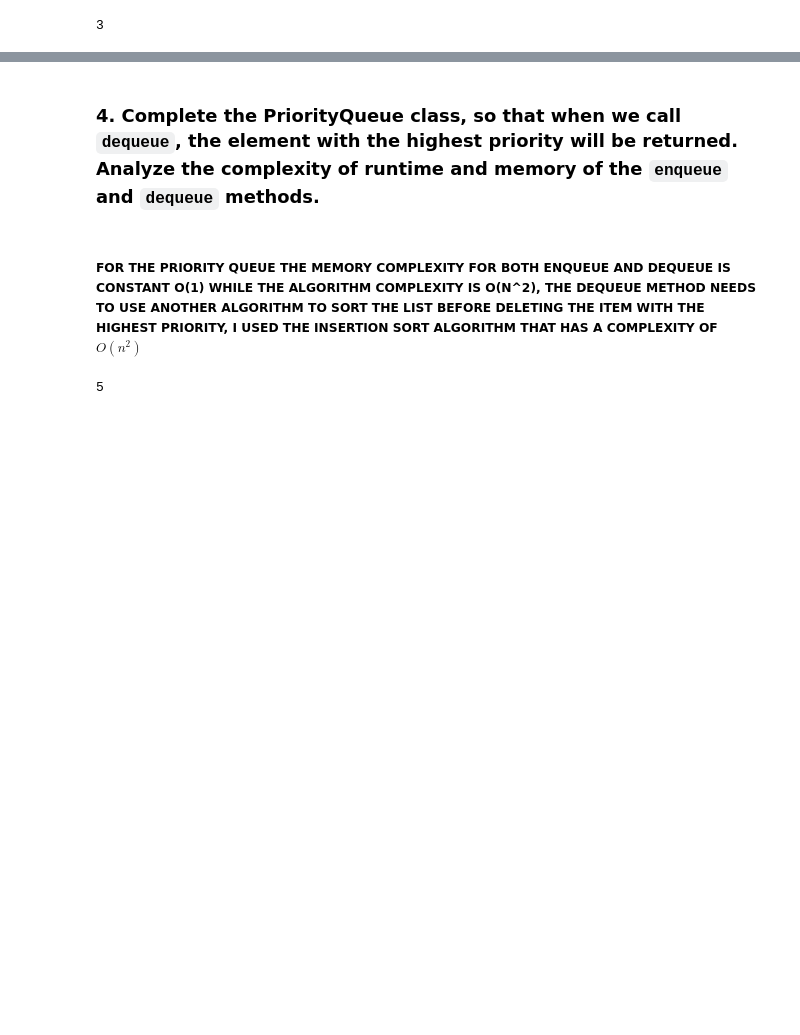
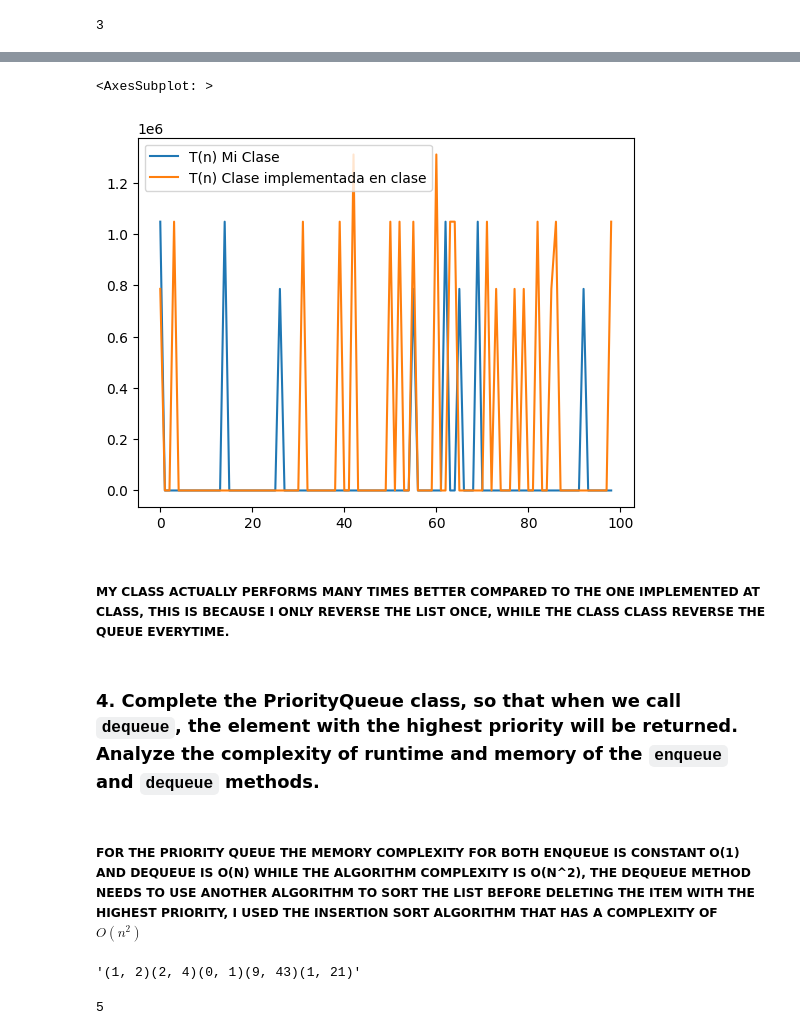
Before and after one commit to juanfranciscocis/Data-Structures, a Jupyter notebook: homework_2/homework_2.ipynb, the cells around one changed output, grey strips where cells are left out. Saved outputs shown, nothing was run; the diff lists cells and outputs as text; code cells hidden in the pictures; blank space fills up the shorter version.

```diff
--- a/homework_2/homework_2.ipynb
+++ b/homework_2/homework_2.ipynb
@@ -433,0 +504,9 @@ q.first()
+# %%
+@timer_func
+def dequeue(self):
+    c = self.queue[0]
+    for i in range(1,self.l):
+        self.queue[i-1] = self.queue[i]
+    self.queue[self.l - 1] = ctypes.py_object
+    self.l -= 1
+    return c
@@ -433,0 +522,4 @@ q.first()
+# %%
+df = pd.DataFrame(zip(myResult,classResult))  #DEFINE THE DATA FRAME
+df.columns = ['T(n) Mi Clase', 'T(n) Clase implementada en clase']
+df
@@ -434,3 +540,10 @@ q.first()
+# %%
+df.plot()
+# %% [output]
+<AxesSubplot: >
+[figure, added]
+# %% [markdown]
+##### MY CLASS ACTUALLY PERFORMS MANY TIMES BETTER COMPARED TO THE ONE IMPLEMENTED AT CLASS, THIS IS BECAUSE I ONLY REVERSE THE LIST ONCE, WHILE THE CLASS CLASS REVERSE THE QUEUE EVERYTIME.
 # %% [markdown]
 ### 4. Complete the PriorityQueue class, so that when we call `dequeue`, the element with the highest priority will be returned. Analyze the complexity of runtime and memory of the `enqueue` and `dequeue` methods.
 # %%
@@ -510,5 +637,5 @@ class PriorityQueue(object):
 # %% [markdown]
-##### FOR THE PRIORITY QUEUE THE MEMORY COMPLEXITY FOR BOTH ENQUEUE AND DEQUEUE IS CONSTANT O(1) WHILE THE ALGORITHM COMPLEXITY IS O(N^2), THE DEQUEUE METHOD NEEDS TO USE ANOTHER ALGORITHM TO SORT THE LIST BEFORE DELETING THE ITEM WITH THE HIGHEST PRIORITY, I USED THE INSERTION SORT ALGORITHM THAT HAS A COMPLEXITY OF $O(n^2)$
+##### FOR THE PRIORITY QUEUE THE MEMORY COMPLEXITY FOR BOTH ENQUEUE IS CONSTANT O(1) AND DEQUEUE IS O(N) WHILE THE ALGORITHM COMPLEXITY IS O(N^2), THE DEQUEUE METHOD NEEDS TO USE ANOTHER ALGORITHM TO SORT THE LIST BEFORE DELETING THE ITEM WITH THE HIGHEST PRIORITY, I USED THE INSERTION SORT ALGORITHM THAT HAS A COMPLEXITY OF $O(n^2)$
 # %%
 q = PriorityQueue(10)
 q.enqueue((1,2))
@@ -516,6 +643,9 @@ q.enqueue((2,4))
 q.enqueue((0,1))
 q.enqueue((9,43))
 q.enqueue((1,21))
+q.traversed()
+# %% [output]
+'(1, 2)(2, 4)(0, 1)(9, 43)(1, 21)'
 # %%
 q.size()
 # %% [output]
```
Also changed, not shown: parts of 24 cells of this notebook, 1 other file.
